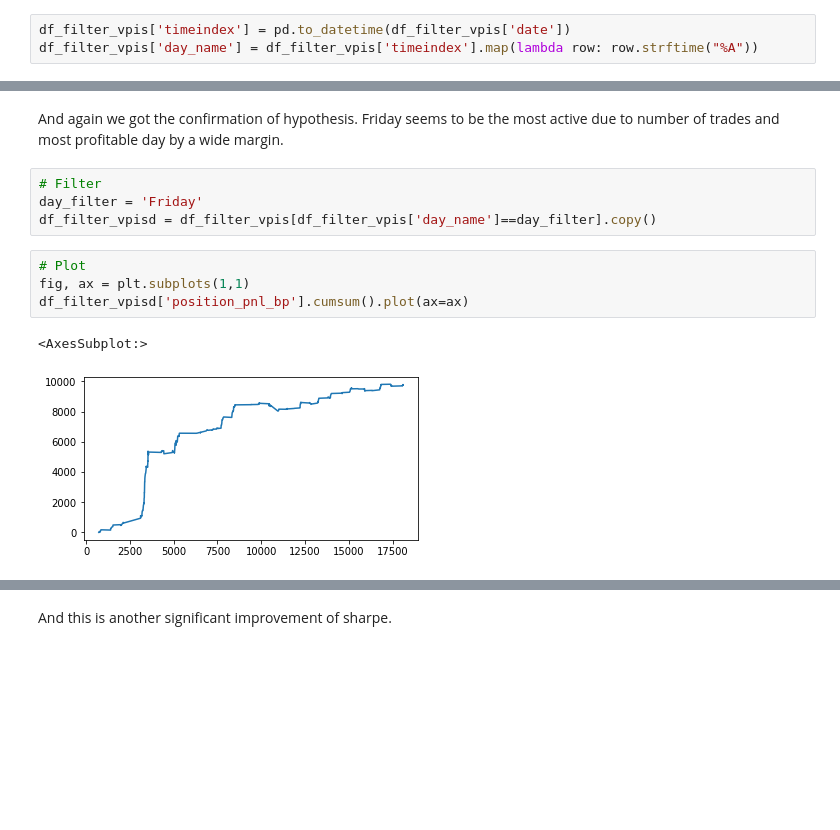
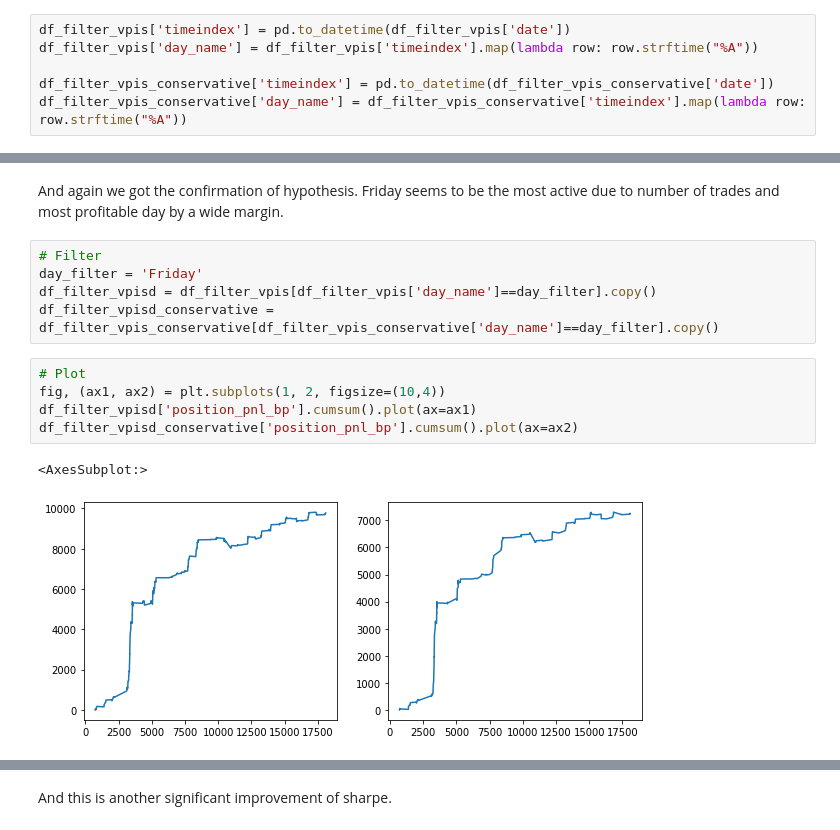
Before and after one commit to avoytkiv/moc_imbalance_flip, a Jupyter notebook: research/results.ipynb, the cells around one changed output, grey strips where cells are left out. Saved outputs shown, nothing was run; the diff lists cells and outputs as text; blank space fills up the shorter version.

Commit message:
Added conservative analysis

```diff
--- a/research/results.ipynb
+++ b/research/results.ipynb
@@ -281,6 +281,9 @@ And as a lst part of analysis I want to do seasonality analysis. What I mean is
 # %%
 df_filter_vpis['timeindex'] = pd.to_datetime(df_filter_vpis['date'])
 df_filter_vpis['day_name'] = df_filter_vpis['timeindex'].map(lambda row: row.strftime("%A"))
+
+df_filter_vpis_conservative['timeindex'] = pd.to_datetime(df_filter_vpis_conservative['date'])
+df_filter_vpis_conservative['day_name'] = df_filter_vpis_conservative['timeindex'].map(lambda row: row.strftime("%A"))
 # %%
 df_day_group = pd.DataFrame()
 day_names = ['Monday', 'Tuesday', 'Wednesday', 'Thursday', 'Friday']
@@ -309,12 +312,14 @@ And again we got the confirmation of hypothesis. Friday seems to be the most act
 # Filter
 day_filter = 'Friday'
 df_filter_vpisd = df_filter_vpis[df_filter_vpis['day_name']==day_filter].copy()
+df_filter_vpisd_conservative = df_filter_vpis_conservative[df_filter_vpis_conservative['day_name']==day_filter].copy()
 # %%
 # Plot
-fig, ax = plt.subplots(1,1)
-df_filter_vpisd['position_pnl_bp'].cumsum().plot(ax=ax)
+fig, (ax1, ax2) = plt.subplots(1, 2, figsize=(10,4))
+df_filter_vpisd['position_pnl_bp'].cumsum().plot(ax=ax1)
+df_filter_vpisd_conservative['position_pnl_bp'].cumsum().plot(ax=ax2)
 # %% [output]
 <AxesSubplot:>
-[figure, old version]
+[figure, new version]
 # %%
 sharpe_vpisd = df_filter_vpisd['position_pnl_bp'].mean()/df_filter_vpisd['position_pnl_bp'].std()
```
Also changed, not shown: parts of 2 cells of this notebook.
